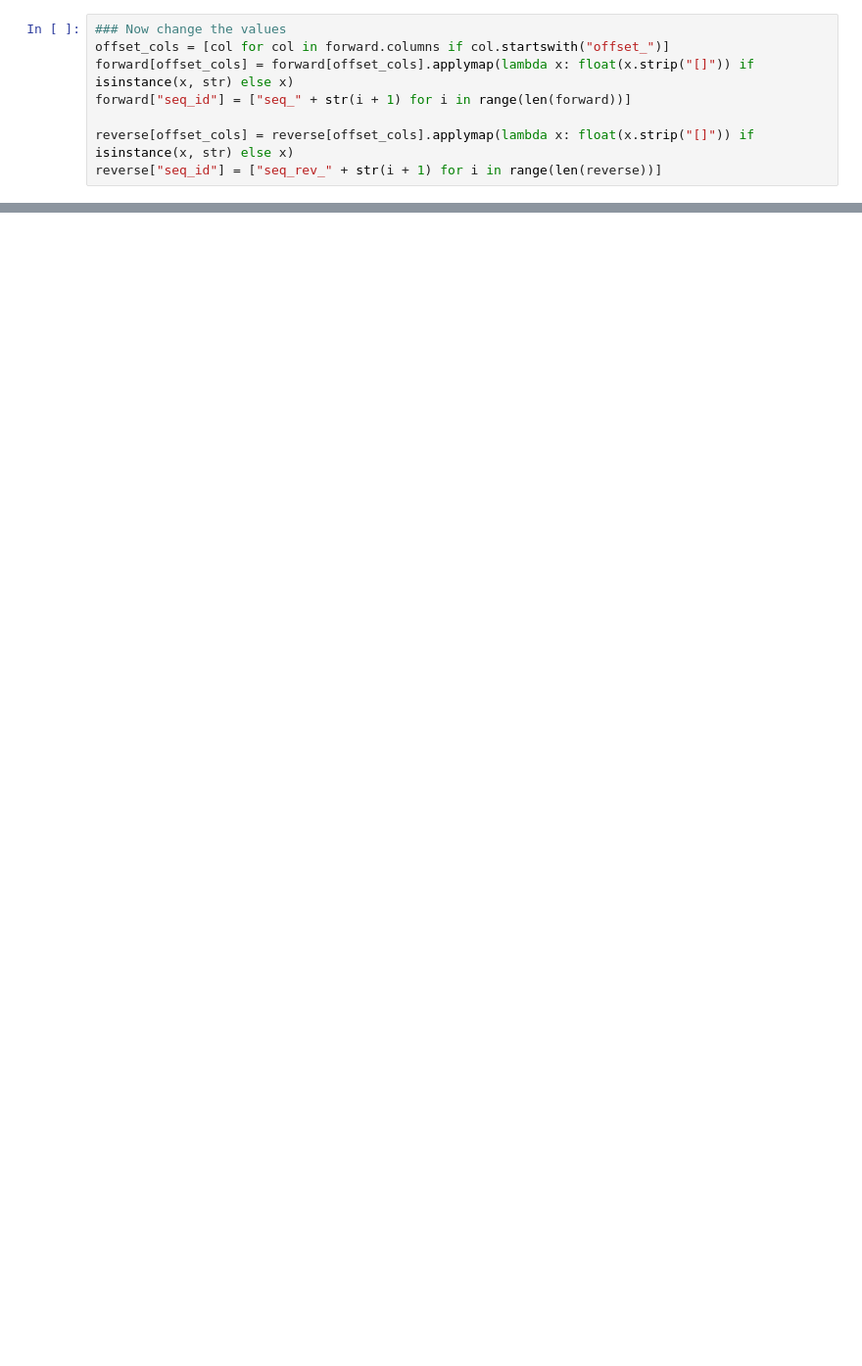
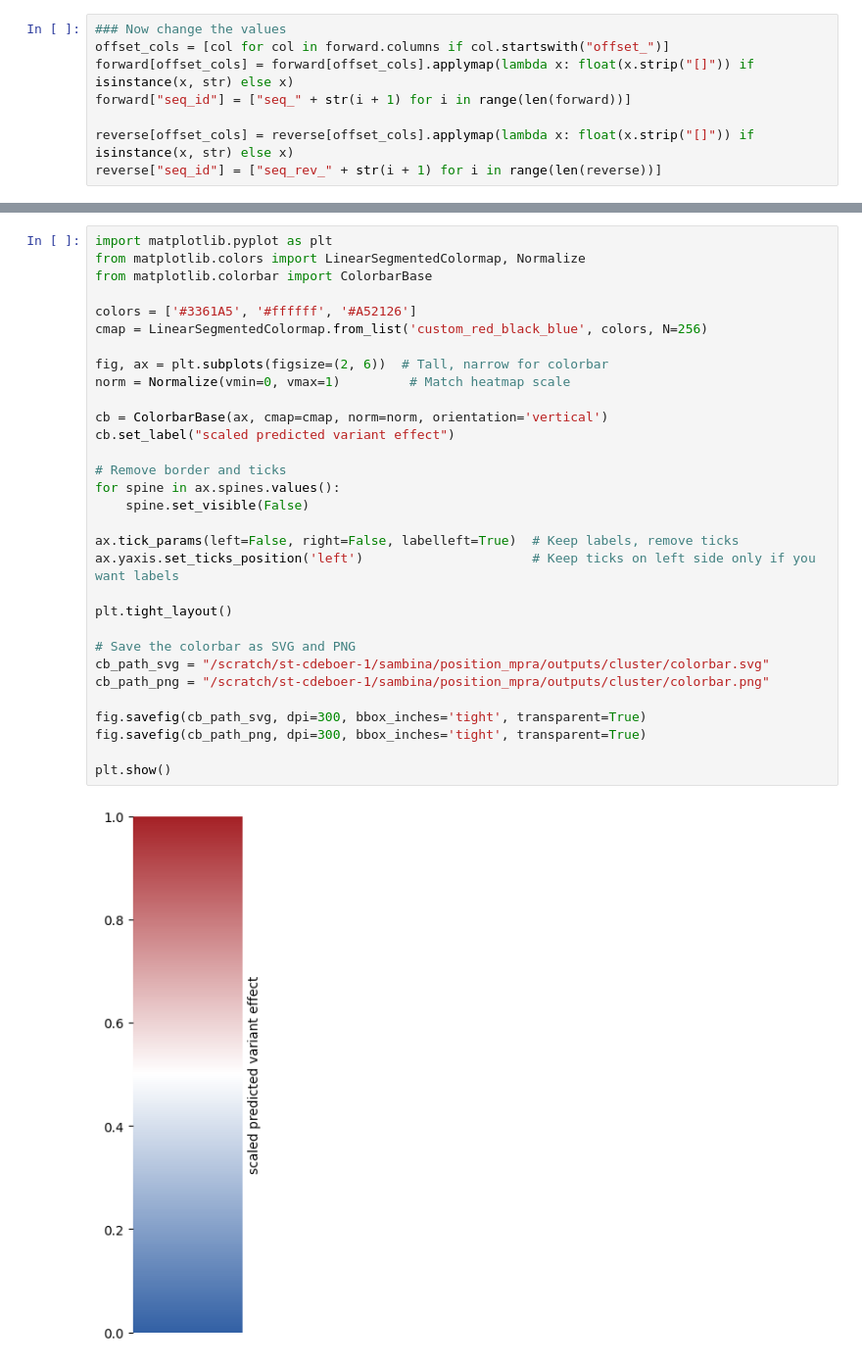
Before and after one commit to de-Boer-Lab/position-mpra, a Jupyter notebook: src/cluster_variant_effects/cluster.ipynb, the cells around one changed output, grey strips where cells are left out. Shown at 98% size. Cells and saved outputs as stored; diff of their text form; blank space fills up the shorter version.

```diff
--- a/src/cluster_variant_effects/cluster.ipynb
+++ b/src/cluster_variant_effects/cluster.ipynb
@@ -99,0 +112,33 @@ plt.show()
+# %%
+import matplotlib.pyplot as plt
+from matplotlib.colors import LinearSegmentedColormap, Normalize
+from matplotlib.colorbar import ColorbarBase
+
+colors = ['#3361A5', '#ffffff', '#A52126']
+cmap = LinearSegmentedColormap.from_list('custom_red_black_blue', colors, N=256)
+
+fig, ax = plt.subplots(figsize=(2, 6))  # Tall, narrow for colorbar
+norm = Normalize(vmin=0, vmax=1)         # Match heatmap scale
+
+cb = ColorbarBase(ax, cmap=cmap, norm=norm, orientation='vertical')
+cb.set_label("scaled predicted variant effect")
+
+# Remove border and ticks
+for spine in ax.spines.values():
+    spine.set_visible(False)
+
+ax.tick_params(left=False, right=False, labelleft=True)  # Keep labels, remove ticks
+ax.yaxis.set_ticks_position('left')                      # Keep ticks on left side only if you want labels
+
+plt.tight_layout()
+
+# Save the colorbar as SVG and PNG
+cb_path_svg = "/scratch/st-cdeboer-1/sambina/position_mpra/outputs/cluster/colorbar.svg"
+cb_path_png = "/scratch/st-cdeboer-1/sambina/position_mpra/outputs/cluster/colorbar.png"
+
+fig.savefig(cb_path_svg, dpi=300, bbox_inches='tight', transparent=True)
+fig.savefig(cb_path_png, dpi=300, bbox_inches='tight', transparent=True)
+
+plt.show()
+# %% [output]
+[figure, added]
```
Also changed, not shown: parts of 5 cells of this notebook, 11 other files.
